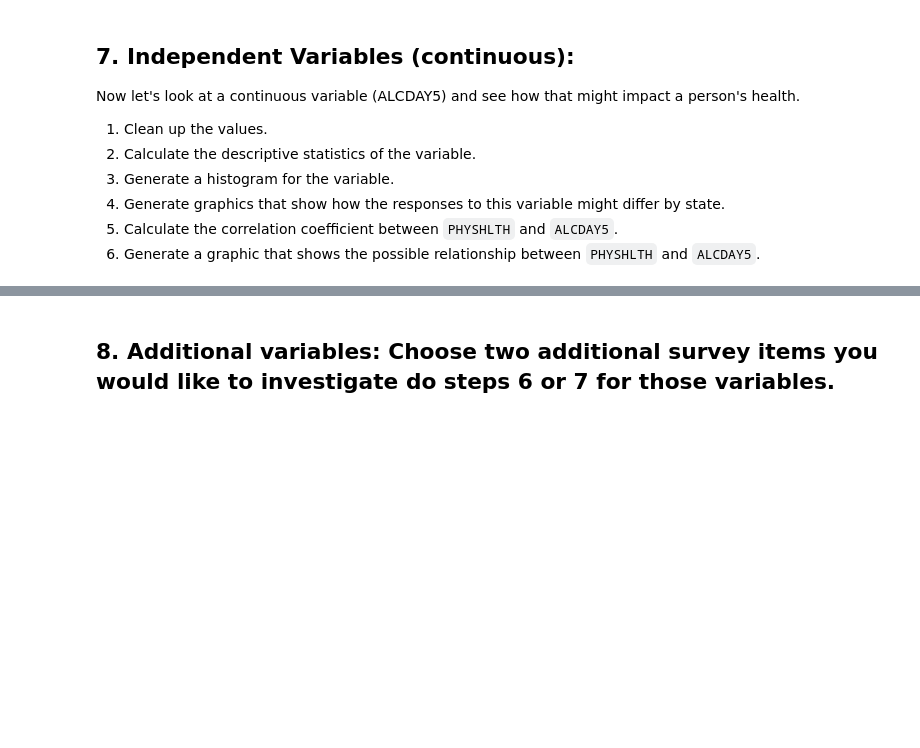
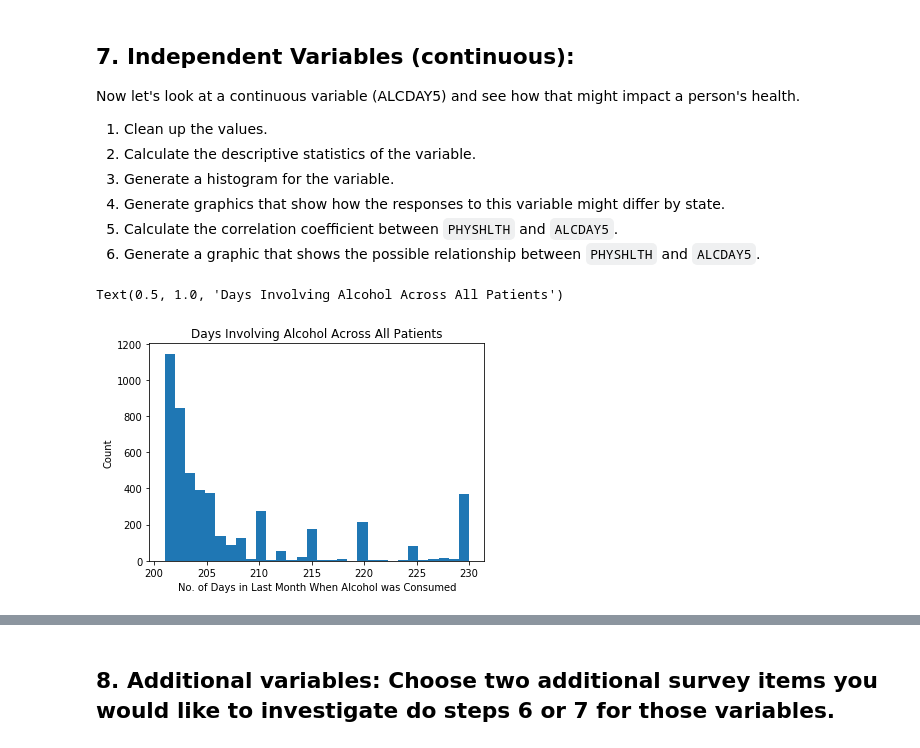
Before and after one commit to bphall/nyc-mhtn-ds-010620-lectures, a Jupyter notebook: week_2/case_study/Data_Exploration_Applied.ipynb, the cells around one changed output, grey strips where cells are left out. Saved outputs shown, nothing was run; the diff lists cells and outputs as text; code cells hidden in the pictures; blank space fills up the shorter version.

```diff
--- a/week_2/case_study/Data_Exploration_Applied.ipynb
+++ b/week_2/case_study/Data_Exploration_Applied.ipynb
@@ -316,0 +315,28 @@ df_alcohol = df_bad
+# %%
+# df_alcohol = df_bad_health.loc[df_bad_health['ALCDAY5'] >=1 and df_bad_health['ALCDAY5'] <=30]
+# df_alcohol.head()
+
+
+
+# df_bad_health['ALCDAY5'] == (888), \
+#                            df_bad_health['ALCDAY5'] == (999), \
+#                            df_bad_health['ALCDAY5'].isna()]
+
+
+df_alcohol = df_bad_health.drop(df_bad_health.loc[df_bad_health['ALCDAY5'] == (888)].index)
+for i in range(101,108):
+    df_alcohol = df_alcohol.drop(df_alcohol.loc[df_alcohol['ALCDAY5'] == i].index)
+df_alcohol = df_alcohol.drop(df_alcohol.loc[df_alcohol['ALCDAY5'] == (777)].index)
+df_alcohol = df_alcohol.drop(df_alcohol.loc[df_alcohol['ALCDAY5'] == (999)].index)
+df_alcohol = df_alcohol.drop(df_alcohol.loc[df_alcohol['ALCDAY5'].isna()].index)
+for i in range(201,231):
+    df_alcohol['ALCDAY5'].replace(to_replace=i, value=i-200)
+df_alcohol['ALCDAY5'].value_counts()
+# df_alcohol['ALCDAY5'].value_counts()
+plt.hist(df_alcohol['ALCDAY5'], bins=30)
+plt.xlabel('No. of Days in Last Month When Alcohol was Consumed')
+plt.ylabel('Count')
+plt.title('Days Involving Alcohol Across All Patients')
+# %% [output]
+Text(0.5, 1.0, 'Days Involving Alcohol Across All Patients')
+[figure, added]
```
Also changed, not shown: parts of 3 cells of this notebook, 4 other files.
